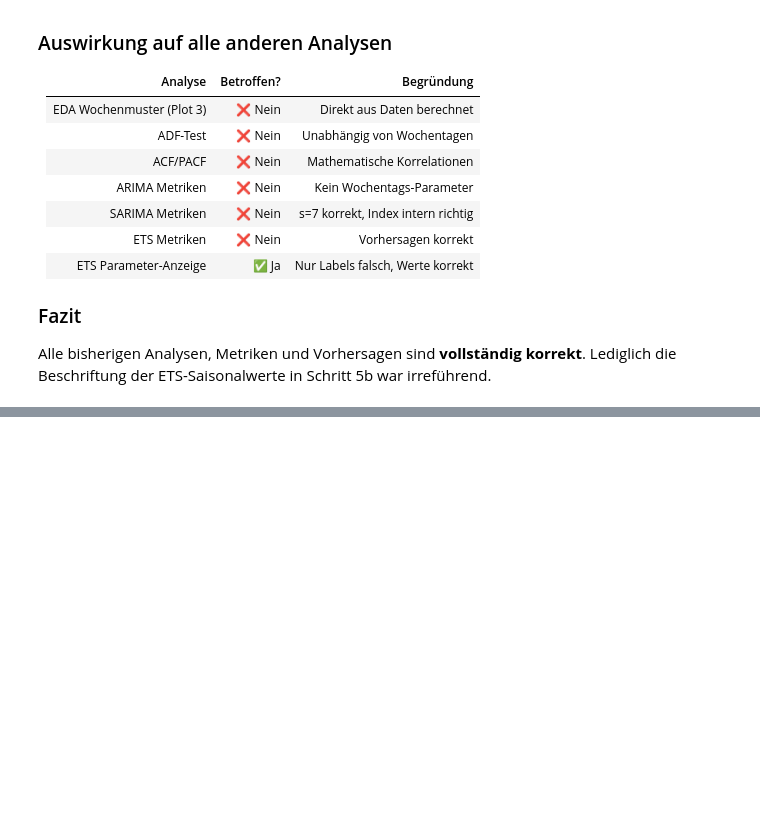
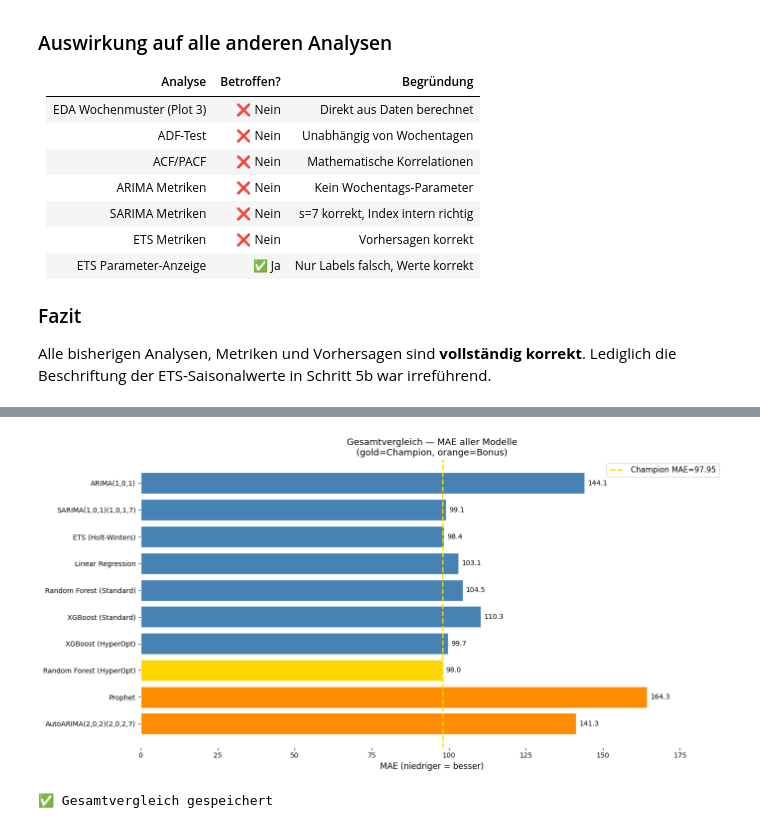
Before and after one commit to AwaTekoete/_myMIST-TimeSeries-Term8_Bonus, a Jupyter notebook: notebooks/week2_statistical_models.ipynb, the cells around one changed output, grey strips where cells are left out. Cells and saved outputs as stored; diff of their text form; code cells hidden in the pictures; blank space fills up the shorter version.

```diff
--- a/notebooks/week2_statistical_models.ipynb
+++ b/notebooks/week2_statistical_models.ipynb
@@ -1225,0 +1453,66 @@ ETS-Saisonalwerte in Schritt 5b war irreführend.
+# %%
+# ============================================================
+# BONUS ZELLE 3: Gesamtvergleich — alle Modelle inkl. Bonus
+# ============================================================
+
+print(f"\n{'=' * 75}")
+print("GESAMTVERGLEICH — ALLE MODELLE (inkl. Prophet & AutoARIMA)")
+print("=" * 75)
+print(f"{'Modell':<35} {'MAE':>8} {'RMSE':>8} {'MAPE':>8}")
+print("-" * 75)
+
+alle_modelle = [
+    # Statistische Modelle
+    ("ARIMA(1,0,1)",                  144.06, 188.78, 32.65),
+    ("SARIMA(1,0,1)(1,0,1,7)",         99.06, 150.28, 21.15),
+    ("ETS (Holt-Winters)",             98.43, 150.41, 20.69),
+    # ML Modelle
+    ("Linear Regression",             103.14, 152.69, 22.62),
+    ("Random Forest (Standard)",      104.52, 155.50, 22.15),
+    ("XGBoost (Standard)",            110.34, 164.45, 23.67),
+    ("XGBoost (HyperOpt)",             99.73, 150.88, 21.19),
+    ("Random Forest (HyperOpt)",       97.95, 148.75, 21.15),
+    # BONUS Modelle
+    ("Prophet",                        mae_p,  rmse_p, mape_p),
+    ("AutoARIMA(2,0,2)(2,0,2,7)",      mae_a,  rmse_a, mape_a),
+]
+
+for name, m, r, p in alle_modelle:
+    marker = " ← CHAMPION" if name == "Random Forest (HyperOpt)" else ""
+    marker = " ← BONUS"    if name in ["Prophet", "AutoARIMA(2,0,2)(2,0,2,7)"] else marker
+    print(f"{name:<35} {m:>8.2f} {r:>8.2f} {p:>7.2f}%{marker}")
+
+beste = min(alle_modelle, key=lambda x: x[1])
+print(f"\n{'=' * 75}")
+print(f"🏆 CHAMPION MODEL: {beste[0]} — MAE={beste[1]:.2f}")
+print(f"{'=' * 75}")
+
+# --- Visualisierung: Vergleichs-Barplot ---
+fig, ax = plt.subplots(figsize=(14, 7))
+
+namen  = [m[0] for m in alle_modelle]
+maes   = [m[1] for m in alle_modelle]
+colors = ['steelblue'] * 8 + ['darkorange', 'darkorange']
+colors[7] = 'gold'  # Champion
+
+bars = ax.barh(namen, maes, color=colors, edgecolor='white')
+
+for bar, val in zip(bars, maes):
+    ax.text(bar.get_width() + 1, bar.get_y() + bar.get_height()/2,
+            f'{val:.1f}', va='center', fontsize=10)
+
+ax.axvline(97.95, color='gold', linestyle='--',
+           linewidth=2, label='Champion MAE=97.95')
+ax.set_title('Gesamtvergleich — MAE aller Modelle\n(gold=Champion, orange=Bonus)',
+             fontsize=13)
+ax.set_xlabel('MAE (niedriger = besser)', fontsize=12)
+ax.set_xlim(0, max(maes) * 1.15)
+ax.legend(fontsize=11)
+ax.invert_yaxis()  # Bestes Modell oben
+
+plt.tight_layout()
+plt.savefig(DATA_PLOT + 'plot19_gesamtvergleich_bonus.png',
+            dpi=150, bbox_inches='tight')
+plt.show()
+print("✅ Gesamtvergleich gespeichert")
+# %% [output]
@@ -1225,0 +1538,2 @@ ETS-Saisonalwerte in Schritt 5b war irreführend.
+[figure, added]
+✅ Gesamtvergleich gespeichert
```
Also changed, not shown: parts of 9 cells of this notebook, 5 other files.
